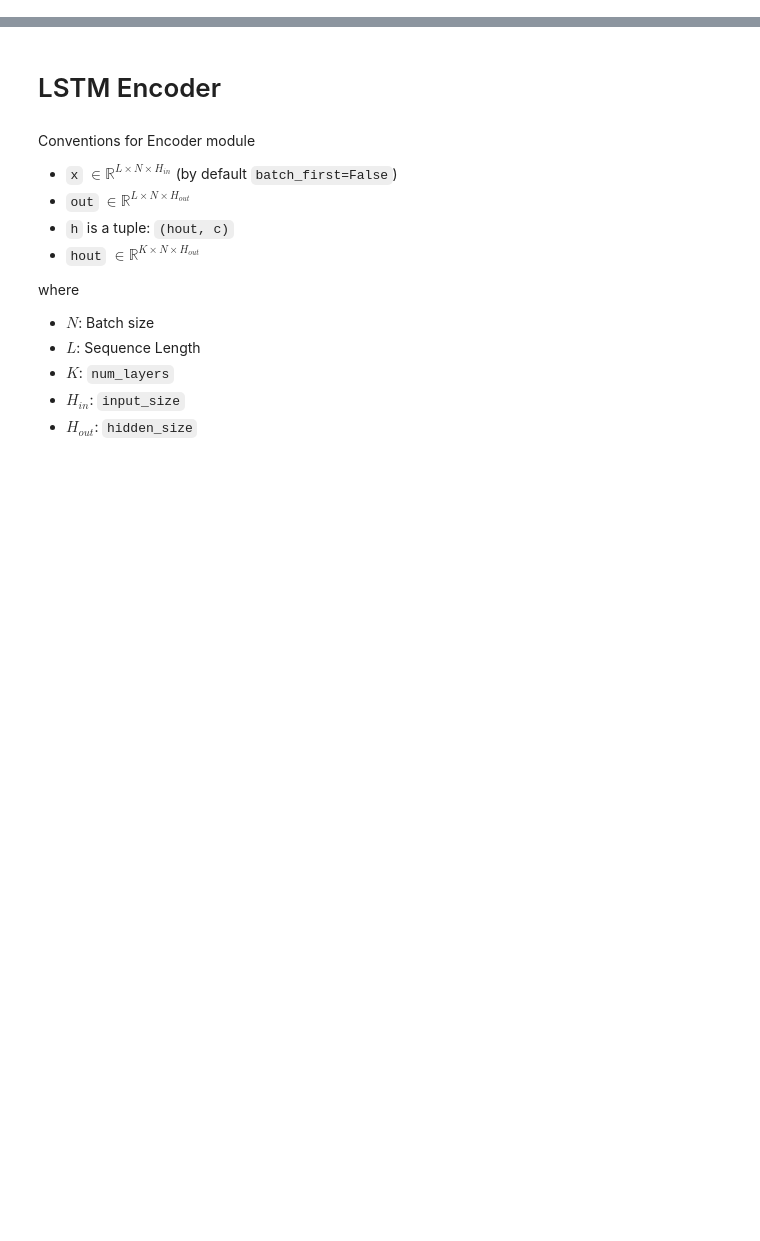
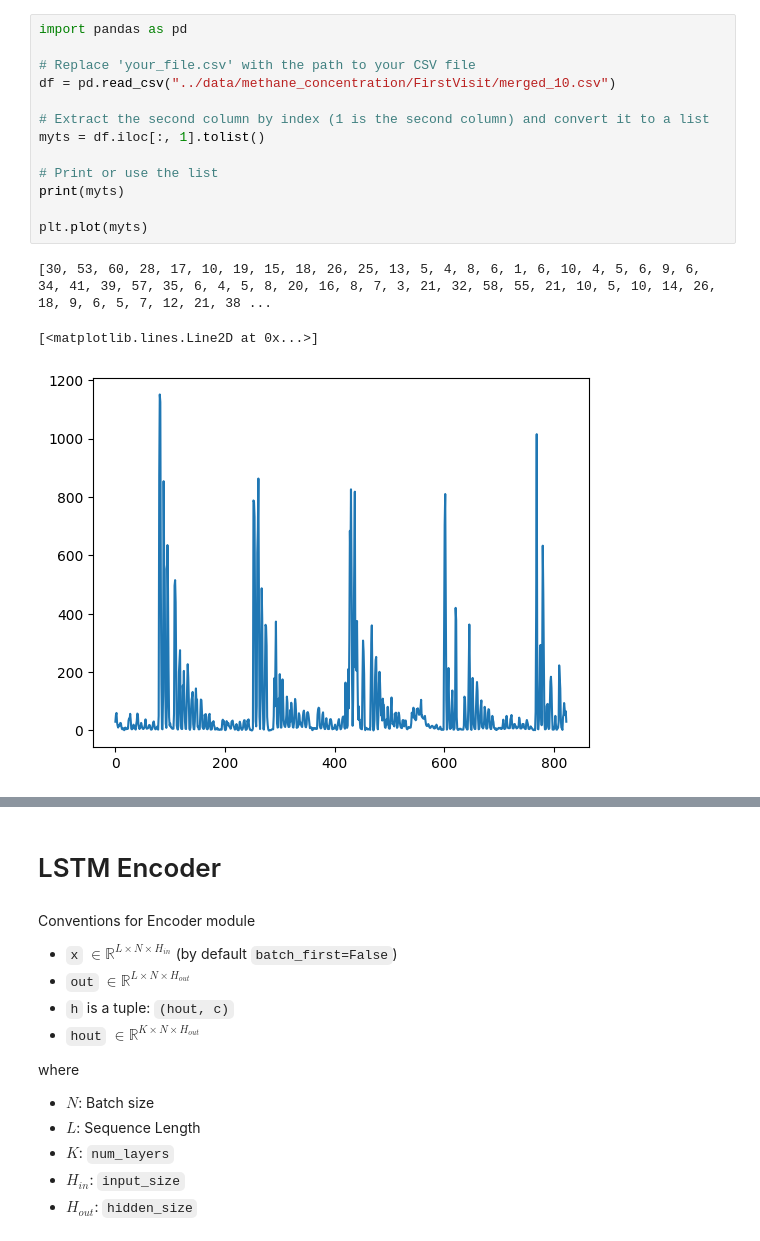
Before and after one commit to jdvillegasg/datascienceblog, a Jupyter notebook: notebooks/encdec.ipynb, the cells around one changed output, grey strips where cells are left out. Saved outputs shown, nothing was run; the diff lists cells and outputs as text; blank space fills up the shorter version.

```diff
--- a/notebooks/encdec.ipynb
+++ b/notebooks/encdec.ipynb
@@ -7,0 +120,17 @@ import matplotlib.pyplot as plt
+# %%
+import pandas as pd
+
+# Replace 'your_file.csv' with the path to your CSV file
+df = pd.read_csv("../data/methane_concentration/FirstVisit/merged_10.csv")
+
+# Extract the second column by index (1 is the second column) and convert it to a list
+myts = df.iloc[:, 1].tolist()
+
+# Print or use the list
+print(myts)
+
+plt.plot(myts)
+# %% [output]
+[30, 53, 60, 28, 17, 10, 19, 15, 18, 26, 25, 13, 5, 4, 8, 6, 1, 6, 10, 4, 5, 6, 9, 6, 34, 41, 39, 57, 35, 6, 4, 5, 8, 20, 16, 8, 7, 3, 21, 32, 58, 55, 21, 10, 5, 10, 14, 26, 18, 9, 6, 5, 7, 12, 21, 38 ...
+[<matplotlib.lines.Line2D at 0x...>]
+[figure, added]
```
Also changed, not shown: parts of 23 cells of this notebook, 12 other files.
